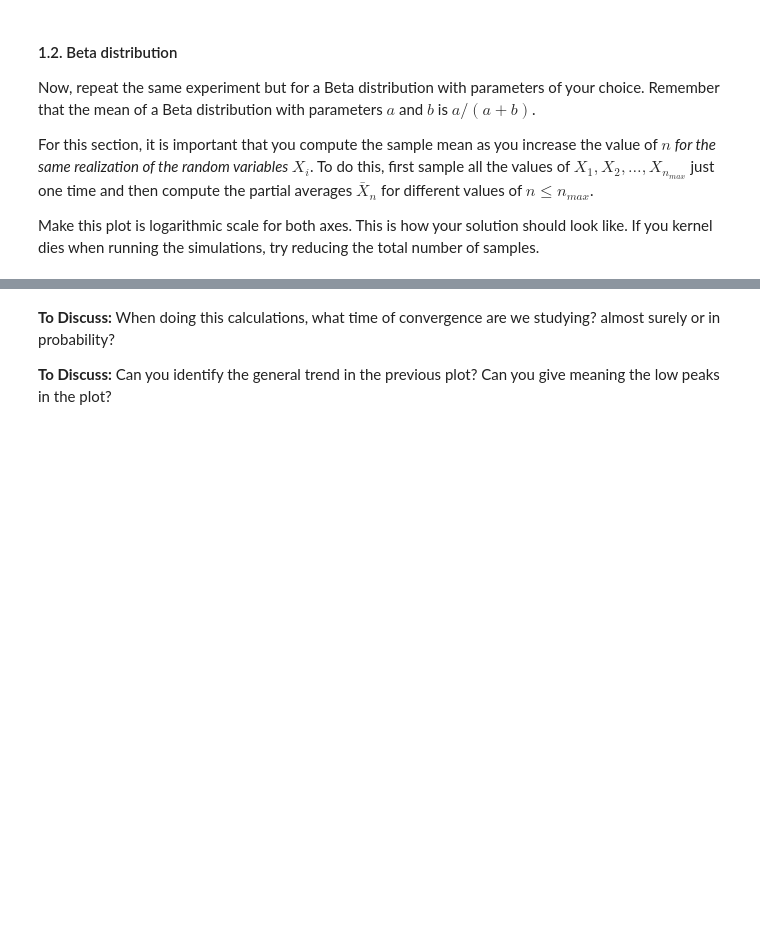
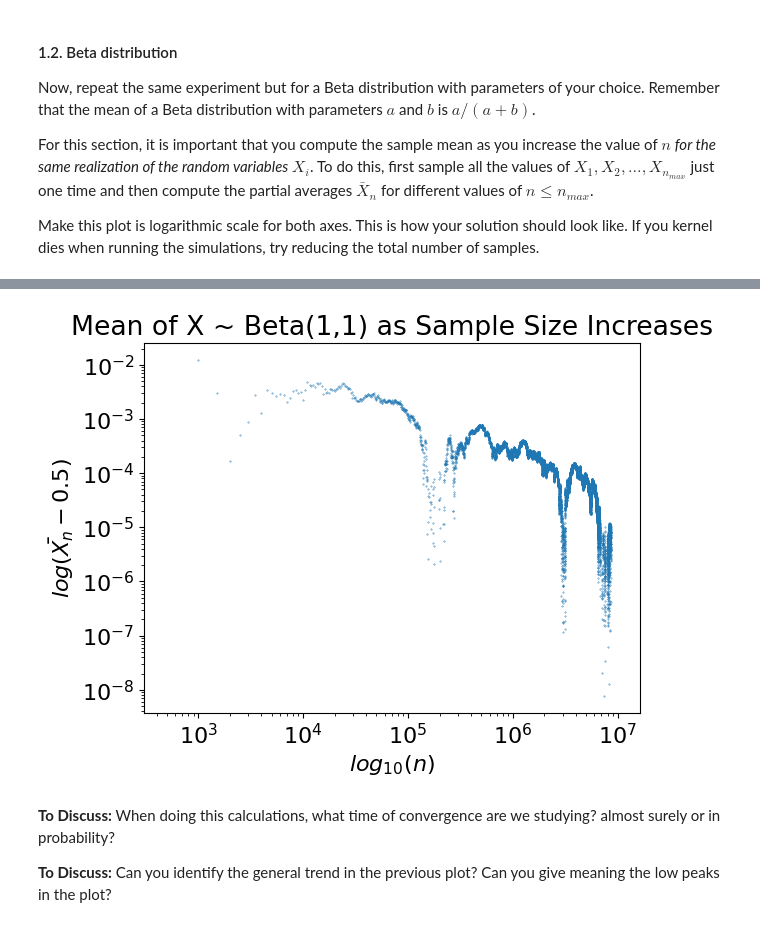
Before and after one commit to UCB-stat-201a-fall23/project02-SorenRajani, a Jupyter notebook: Project02-Concentration.ipynb, the cells around one changed output, grey strips where cells are left out. Drawn from its saved outputs; the diff is of its cells as text; code cells hidden in the pictures; blank space fills up the shorter version.

Commit message:
1.2 Graph

```diff
--- a/Project02-Concentration.ipynb
+++ b/Project02-Concentration.ipynb
@@ -78,7 +78,27 @@ Make this plot is logarithmic scale for both axes. This is how your solution sho
 # %% [markdown]
 <img src="solution_1_2.png" alt="Solution" />
 # %%
-# TO DO CELL
+# Generate Samples
+np.random.seed(2432023)
+X = np.random.beta(1,1,size = 10**7)
+# %%
+# Allocate Space
+mus = np.zeros((20000,2))
+
+# Generate sample means at 500 observation intervals
+for i in range(20000):
+    mus[i,0] = (i+1)*500
+    mus[i,1] = (np.mean(X[:((i+1)*500)])-.5)
+# %%
+# Plot the means on logscale
+plt.scatter(mus[:,0], mus[:,1],s=0.1)
+plt.loglog()
+plt.ylabel(r'$log(\bar{X_n}-0.5)$')
+plt.xlabel(r'$log_{10}(n)$')
+plt.title('Mean of X ~ Beta(1,1) as Sample Size Increases')
+plt.show()
+# %% [output]
+[figure, added]
 # %% [markdown]
 **To Discuss:** When doing this calculations, what time of convergence are we studying? almost surely or in probability?
 
```
